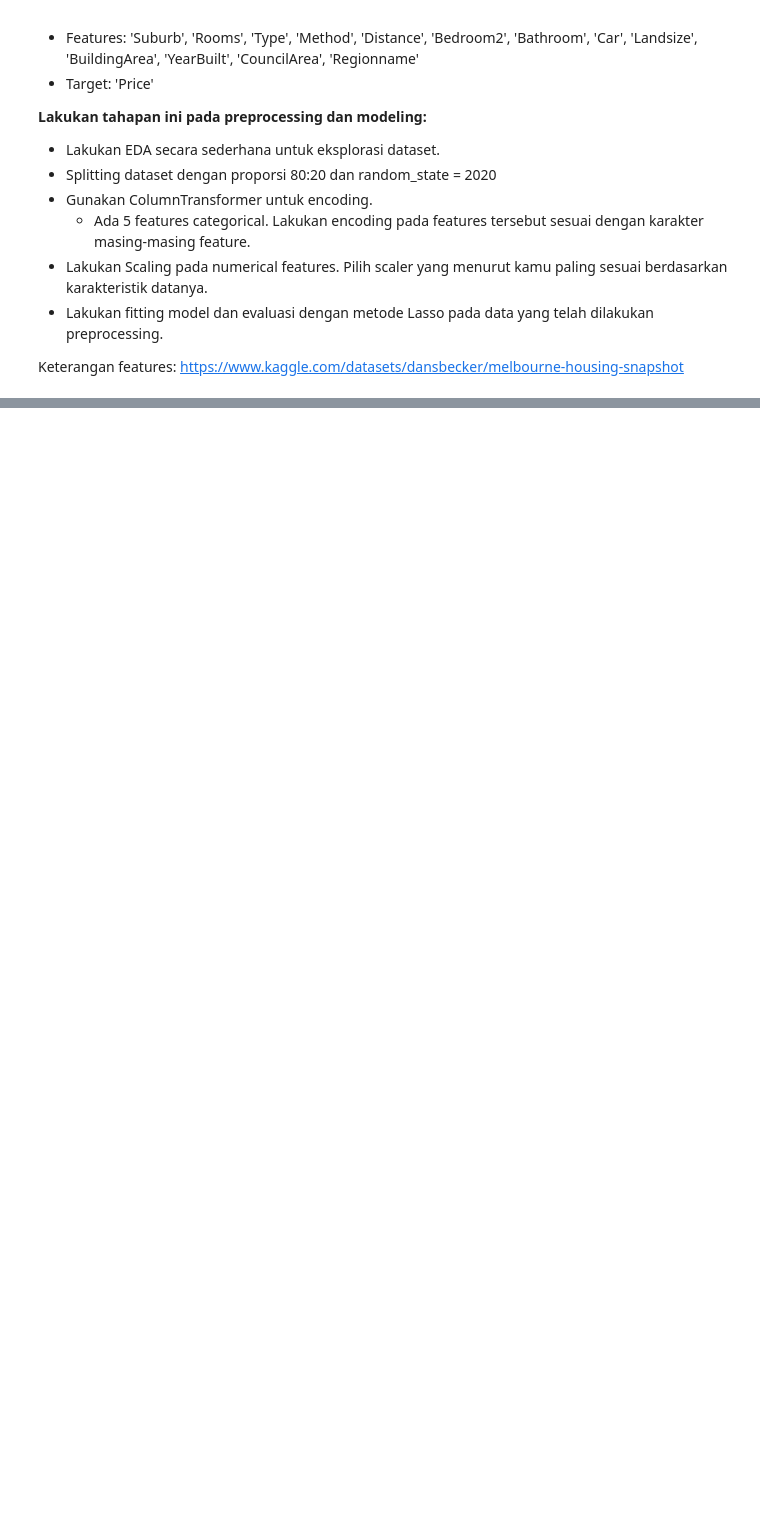
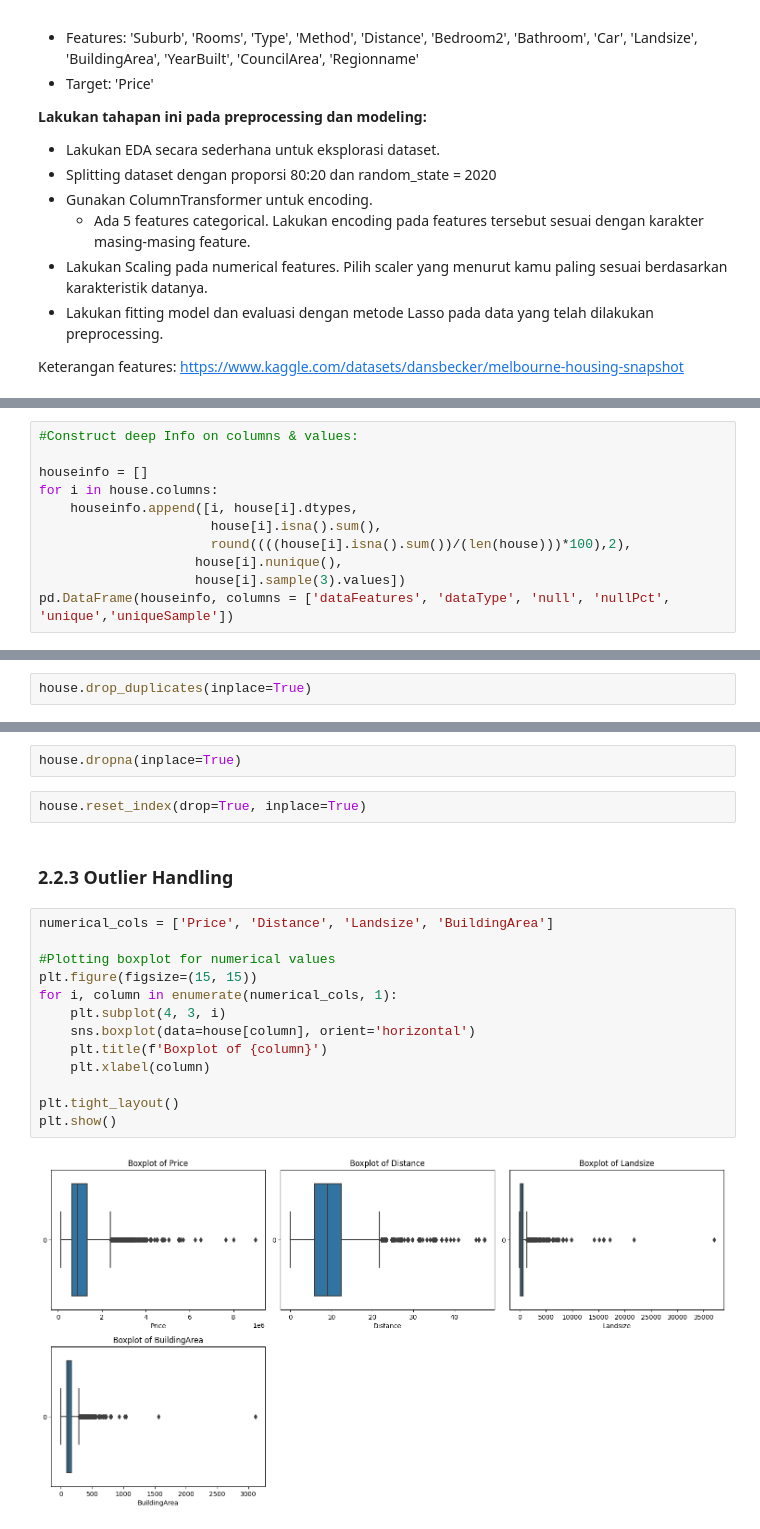
Before and after one commit to d-widyantama/Machine_Learning-Modul-3-Purwadhika, a Jupyter notebook: 5-Scaling-Encoding/exe_m3_s8_scaling_encoding_question.ipynb, the cells around one changed output, grey strips where cells are left out. Cells and saved outputs as stored; diff of their text form; blank space fills up the shorter version.

```diff
--- a/5-Scaling-Encoding/exe_m3_s8_scaling_encoding_question.ipynb
+++ b/5-Scaling-Encoding/exe_m3_s8_scaling_encoding_question.ipynb
@@ -27,0 +113,11 @@ https://www.kaggle.com/datasets/dansbecker/melbourne-housing-snapshot
+# %%
+#Construct deep Info on columns & values:
+
+houseinfo = []
+for i in house.columns:
+    houseinfo.append([i, house[i].dtypes,
+                      house[i].isna().sum(),
+                      round((((house[i].isna().sum())/(len(house)))*100),2),
+                    house[i].nunique(),
+                    house[i].sample(3).values])
+pd.DataFrame(houseinfo, columns = ['dataFeatures', 'dataType', 'null', 'nullPct', 'unique','uniqueSample'])
@@ -27,0 +148,2 @@ https://www.kaggle.com/datasets/dansbecker/melbourne-housing-snapshot
+# %%
+house.drop_duplicates(inplace=True)
@@ -27,0 +174,21 @@ https://www.kaggle.com/datasets/dansbecker/melbourne-housing-snapshot
+# %%
+house.dropna(inplace=True)
+# %%
+house.reset_index(drop=True, inplace=True)
+# %% [markdown]
+### 2.2.3 Outlier Handling
+# %%
+numerical_cols = ['Price', 'Distance', 'Landsize', 'BuildingArea']
+
+#Plotting boxplot for numerical values
+plt.figure(figsize=(15, 15))
+for i, column in enumerate(numerical_cols, 1):
+    plt.subplot(4, 3, i)
+    sns.boxplot(data=house[column], orient='horizontal')
+    plt.title(f'Boxplot of {column}')
+    plt.xlabel(column)
+
+plt.tight_layout()
+plt.show()
+# %% [output]
+[figure, added]
```
Also changed, not shown: parts of 60 cells of this notebook.
